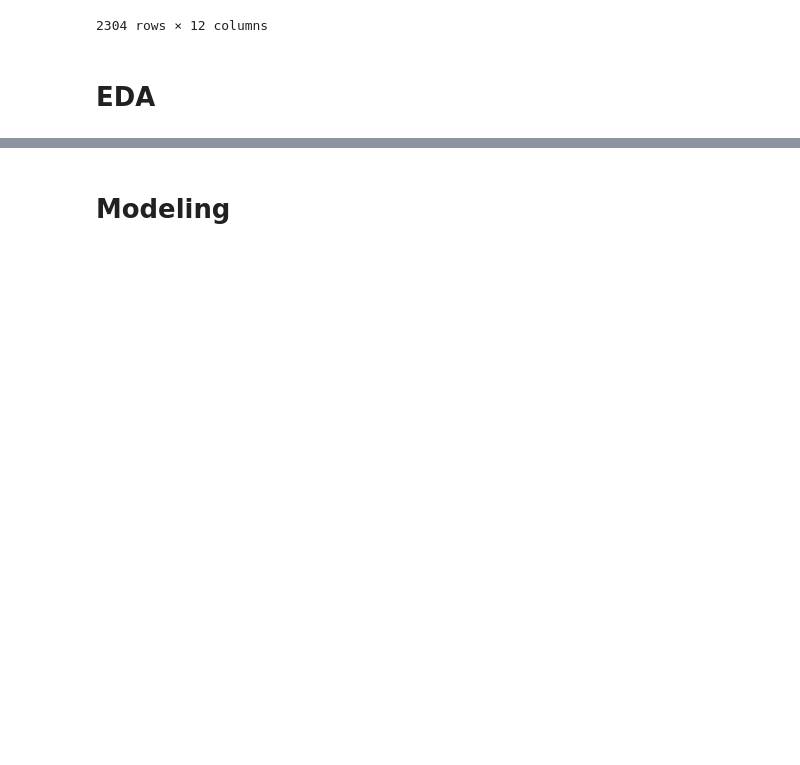
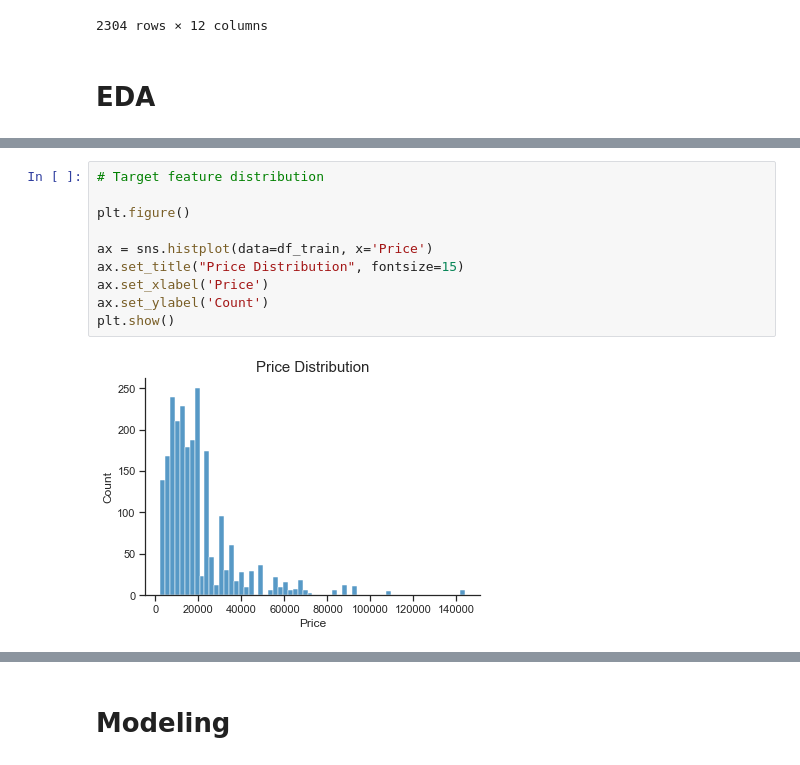
Before and after one commit to FelixFern/FINDIT-2023-ODE, a Jupyter notebook: Oh Data Euy.ipynb, the cells around one changed output, grey strips where cells are left out. Drawn from its saved outputs; the diff is of its cells as text; blank space fills up the shorter version.

```diff
--- a/Oh Data Euy.ipynb
+++ b/Oh Data Euy.ipynb
@@ -518,0 +543,12 @@ df_train
+# %%
+# Target feature distribution
+
+plt.figure()
+
+ax = sns.histplot(data=df_train, x='Price')
+ax.set_title("Price Distribution", fontsize=15)
+ax.set_xlabel('Price')
+ax.set_ylabel('Count')
+plt.show()
+# %% [output]
+[figure, added]
```
Also changed, not shown: parts of 55 cells of this notebook, 9 other files.
